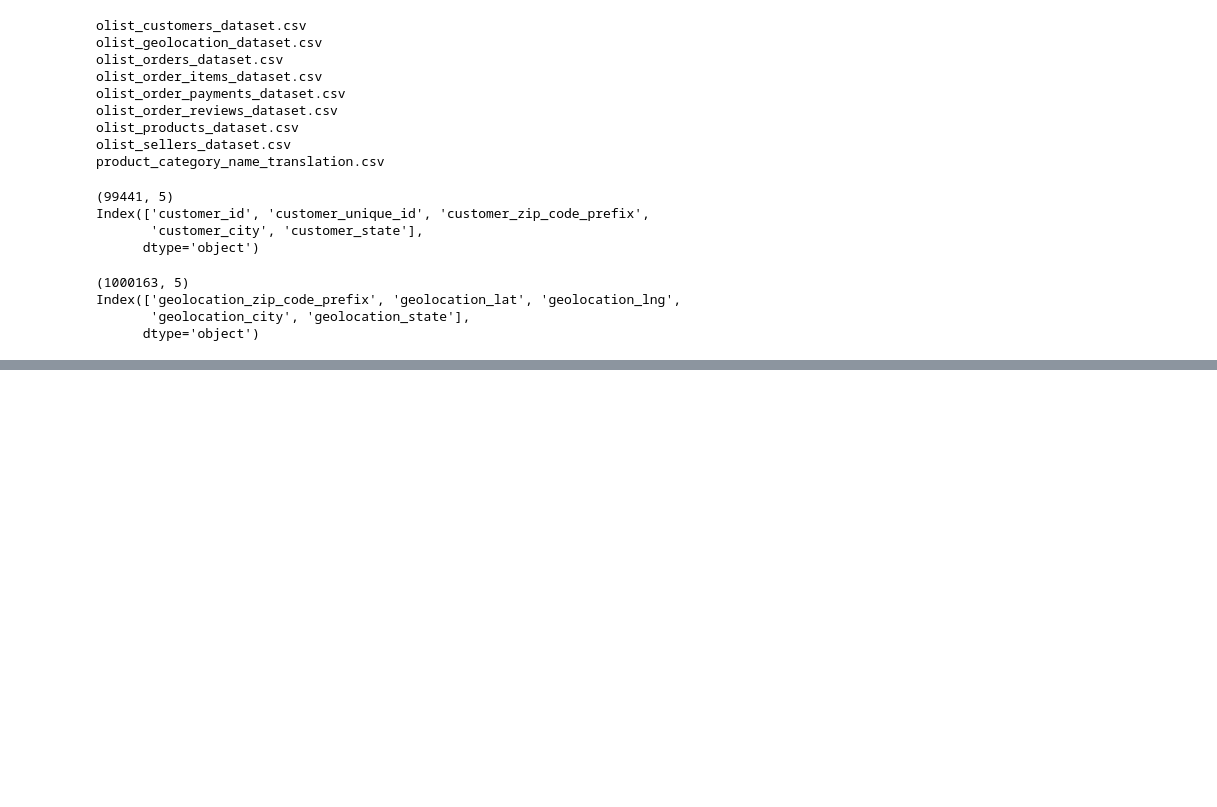
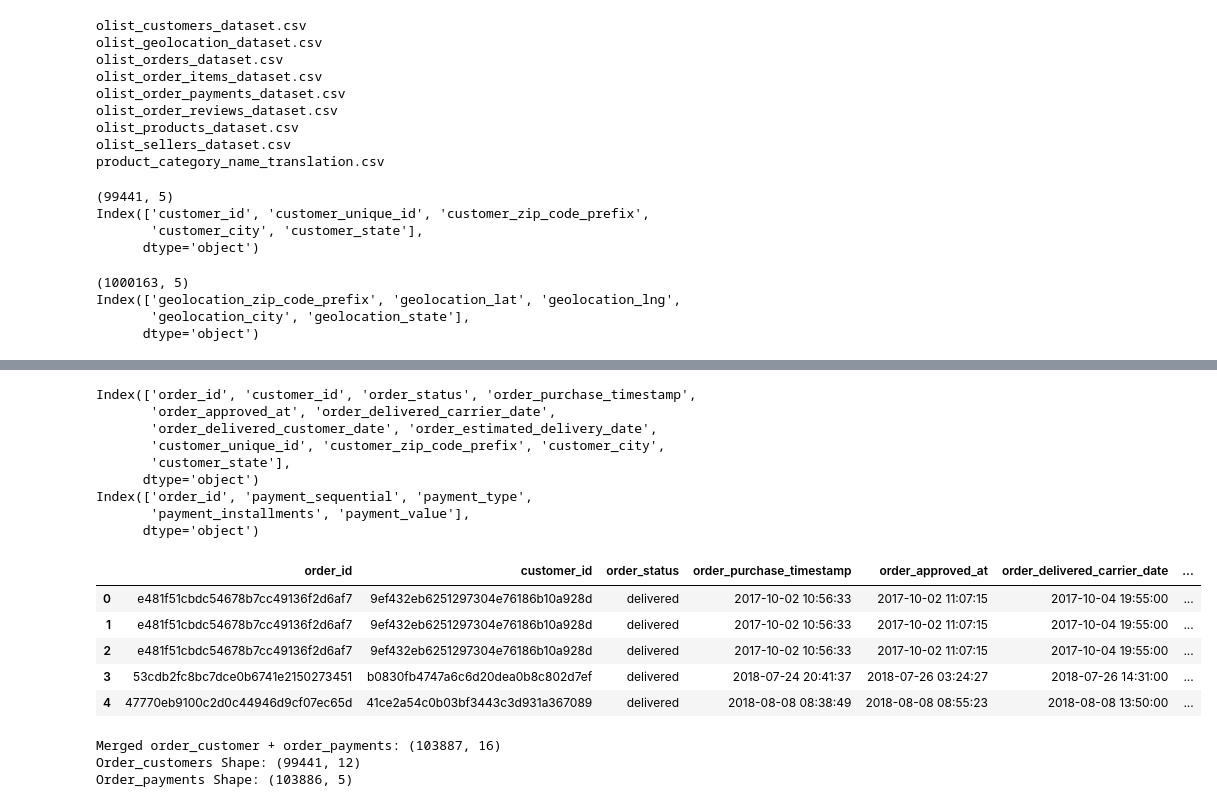
Before and after one commit to Cunyie08/Module-2, a Jupyter notebook: probability/my_code_book_probabilty.ipynb, the cells around one changed output, grey strips where cells are left out. Drawn from its saved outputs; the diff is of its cells as text; code cells hidden in the pictures; blank space fills up the shorter version.

```diff
--- a/probability/my_code_book_probabilty.ipynb
+++ b/probability/my_code_book_probabilty.ipynb
@@ -68,0 +80,6 @@ Index(['geolocation_zip_code_prefix', 'geolocation_lat', 'geolocation_lng',
+# %%
+# Reading order_payments dataset file
+order_payments = pd.read_csv(r"data_files/olist_order_payments_dataset.csv")
+order_payments.head()
+print(order_payments.shape)
+print(order_payments.columns)
@@ -71,0 +291,33 @@ order_dataset = pd.read_csv(r"data_files/olist_orders_dataset.csv")
+# %%
+# 2. Order_customer + payments (Checking the files for common columns)
+print(orders_customers.columns)
+print(order_payments.columns)
+
+# Merging the orders_customers with the order payments
+orders_payments = pd.merge(orders_customers, order_payments, on='order_id', how='left')
+orders_payments .head()
+# %% [output]
+Index(['order_id', 'customer_id', 'order_status', 'order_purchase_timestamp',
+       'order_approved_at', 'order_delivered_carrier_date',
+       'order_delivered_customer_date', 'order_estimated_delivery_date',
+       'customer_unique_id', 'customer_zip_code_prefix', 'customer_city',
+       'customer_state'],
+      dtype='object')
+Index(['order_id', 'payment_sequential', 'payment_type',
+       'payment_installments', 'payment_value'],
+      dtype='object')
+|  | order_id | customer_id | order_status | order_purchase_timestamp | order_approved_at | order_delivered_carrier_date | ... |
+| 0 | e481f51cbdc54678b7cc49136f2d6af7 | 9ef432eb6251297304e76186b10a928d | delivered | 2017-10-02 10:56:33 | 2017-10-02 11:07:15 | 2017-10-04 19:55:00 | ... |
+| 1 | e481f51cbdc54678b7cc49136f2d6af7 | 9ef432eb6251297304e76186b10a928d | delivered | 2017-10-02 10:56:33 | 2017-10-02 11:07:15 | 2017-10-04 19:55:00 | ... |
+| 2 | e481f51cbdc54678b7cc49136f2d6af7 | 9ef432eb6251297304e76186b10a928d | delivered | 2017-10-02 10:56:33 | 2017-10-02 11:07:15 | 2017-10-04 19:55:00 | ... |
+| 3 | 53cdb2fc8bc7dce0b6741e2150273451 | b0830fb4747a6c6d20dea0b8c802d7ef | delivered | 2018-07-24 20:41:37 | 2018-07-26 03:24:27 | 2018-07-26 14:31:00 | ... |
+| 4 | 47770eb9100c2d0c44946d9cf07ec65d | 41ce2a54c0b03bf3443c3d931a367089 | delivered | 2018-08-08 08:38:49 | 2018-08-08 08:55:23 | 2018-08-08 13:50:00 | ... |
+# %%
+# Printing the shape of each columns
+print("Merged order_customer + order_payments:", orders_payments .shape)
+print("Order_customers Shape:",orders_customers.shape)
+print("Order_payments Shape:",order_payments.shape)
+# %% [output]
+Merged order_customer + order_payments: (103887, 16)
+Order_customers Shape: (99441, 12)
+Order_payments Shape: (103886, 5)
```
Also changed, not shown: parts of 44 cells of this notebook, 1 other file.
